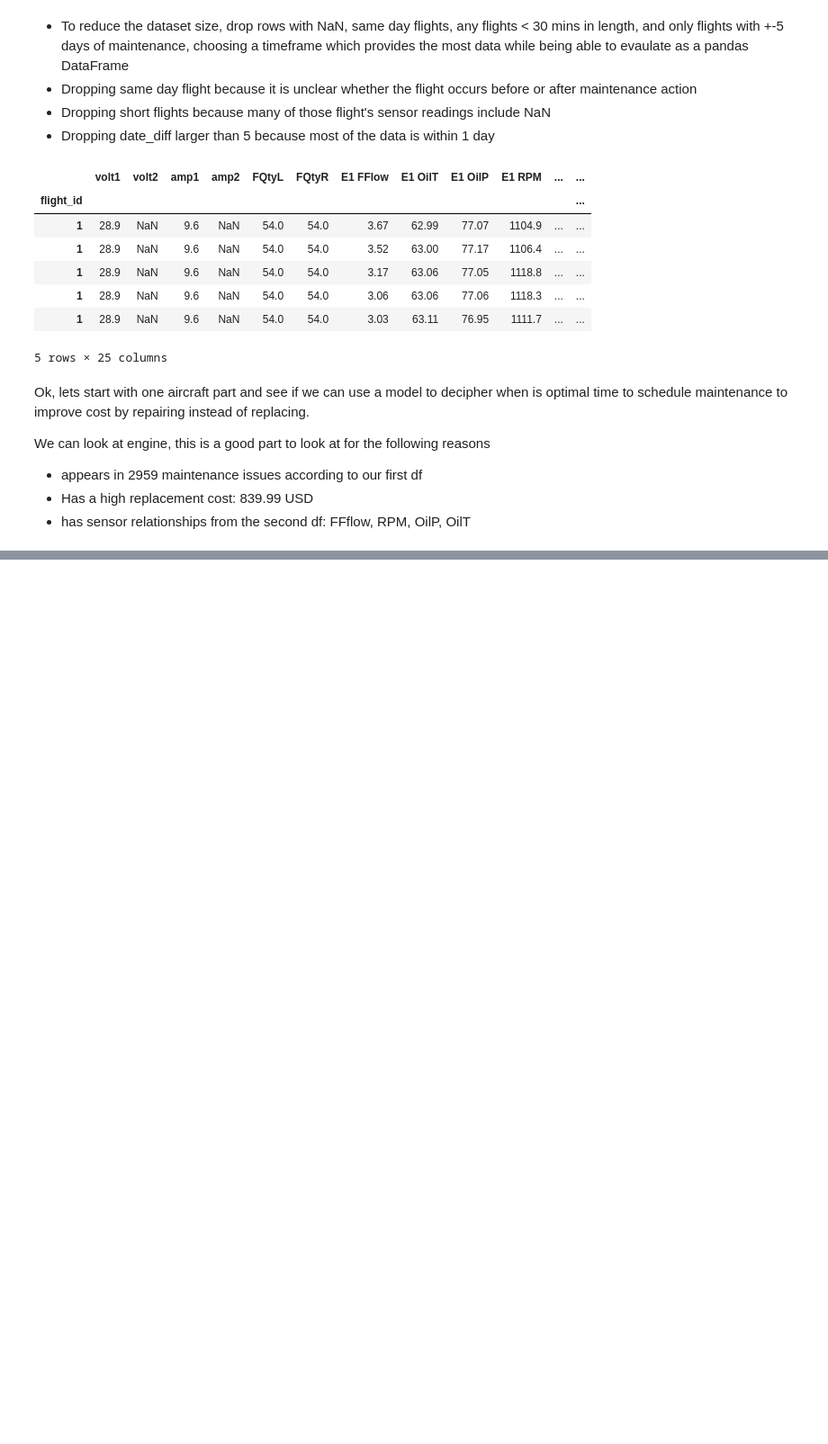
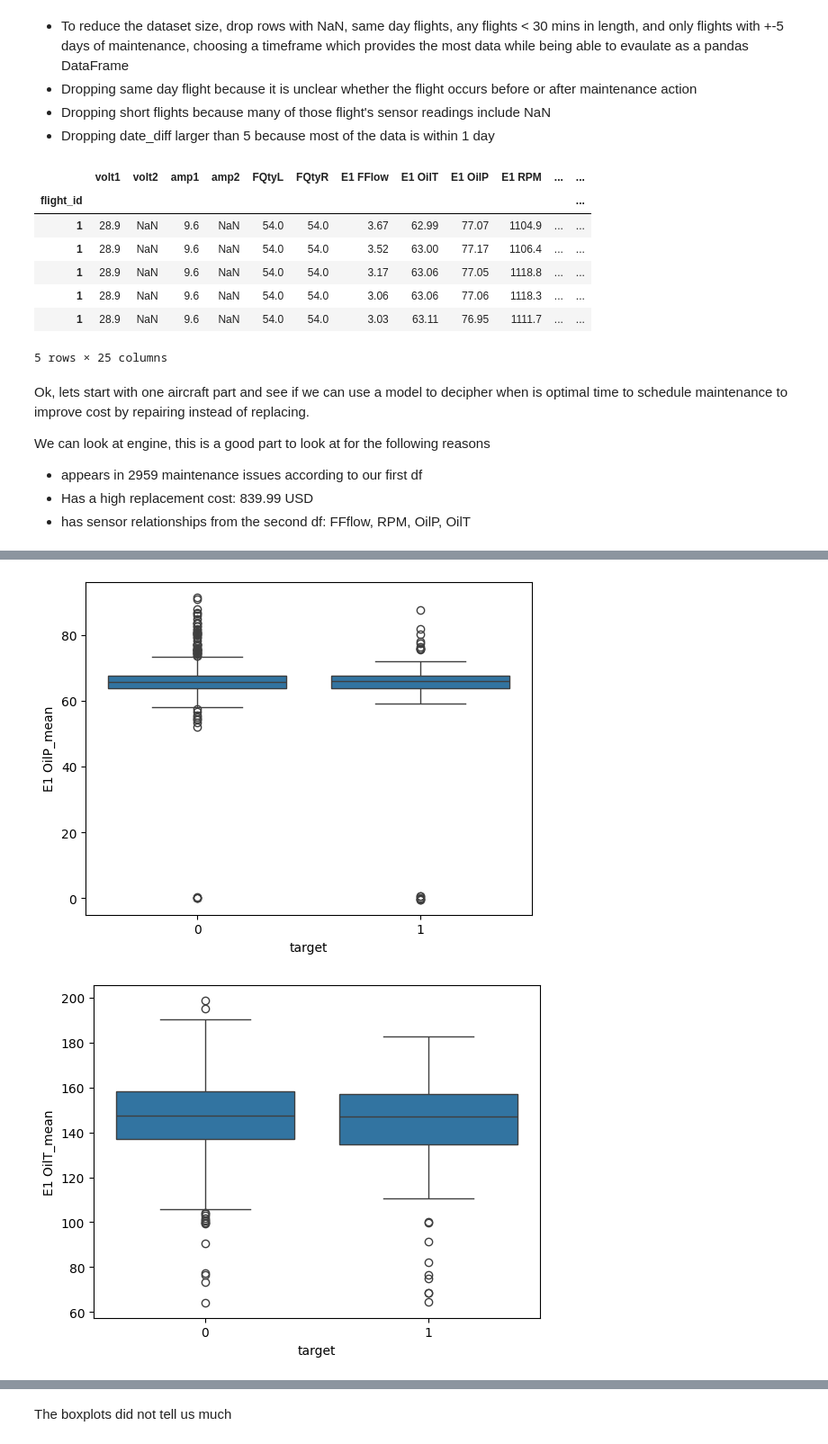
Before and after one commit to 4garriga/flights, a Jupyter notebook: src/eda.ipynb, the cells around one changed output, grey strips where cells are left out. Shown: that part at 90% size. Cells and saved outputs as stored; diff of their text form; code cells hidden in the pictures; blank space fills up the shorter version.

```diff
--- a/src/eda.ipynb
+++ b/src/eda.ipynb
@@ -508,0 +551,4 @@ plt.scatter(hierarchy_df.loc[flight_mask, "timestep"], hierarchy_df.loc[flight_m
+# %%
+# create target column to hold 0 if the current flight had maintenance, 1 if it did not and it was flight before maintenance
+hierarchy_df["target"] = (hierarchy_df["number_flights_before"] == 0).astype(int)
+hierarchy_df["target"].value_counts(normalize=True)
@@ -508,0 +560,4 @@ plt.scatter(hierarchy_df.loc[flight_mask, "timestep"], hierarchy_df.loc[flight_m
+# %%
+#also create near_failure column to hold 1 if the current flight was within 1-3 flights before maintenance
+hierarchy_df["near_failure"] = (hierarchy_df["number_flights_before"].between(1, 3)).astype(int)
+hierarchy_df.columns
@@ -508,0 +572,24 @@ plt.scatter(hierarchy_df.loc[flight_mask, "timestep"], hierarchy_df.loc[flight_m
+# %%
+# Create aggregated features dataframe for each sensor statistics
+agg_features = hierarchy_df.groupby("flight_id").agg({
+    "E1 RPM": ["mean", "std", "max", "min"],
+    "E1 OilP": ["mean", "std", "min"],
+    "E1 OilT": ["mean", "std", "max"],
+    "volt1": ["mean", "min"],
+    "amp1": ["mean", "max"],
+    "E1 CHT1": ["mean", "max"],
+    "E1 EGT1": ["mean", "max"],
+    "AltMSL": ["mean"],
+    "IAS": ["mean", "max"],
+    "NormAc": ["std"]
+})
+agg_features.columns = ["_".join(col) for col in agg_features.columns]
+agg_features.reset_index(inplace=True)
+# %%
+# merge target column into agg_features to create model_df, so we can plot
+model_df = agg_features.merge(
+    hierarchy_df[["flight_id", "target"]].drop_duplicates(),
+    on="flight_id",
+    how="left"
+)
+model_df.head()
@@ -508,0 +604,11 @@ plt.scatter(hierarchy_df.loc[flight_mask, "timestep"], hierarchy_df.loc[flight_m
+# %%
+# Plot boxplots of selected features by target
+sns.boxplot(x="target", y="E1 OilP_mean", data=model_df)
+plt.show()
+sns.boxplot(x="target", y="E1 OilT_mean", data=model_df)
+plt.show()
+sns.boxplot(x="target", y="E1 RPM_mean", data=model_df)
+plt.show()
+# %% [output]
+[figure, added]
+[figure, added]
@@ -508,0 +616,2 @@ plt.scatter(hierarchy_df.loc[flight_mask, "timestep"], hierarchy_df.loc[flight_m
+# %% [markdown]
+The boxplots did not tell us much
```
Also changed, not shown: parts of 19 cells of this notebook.
